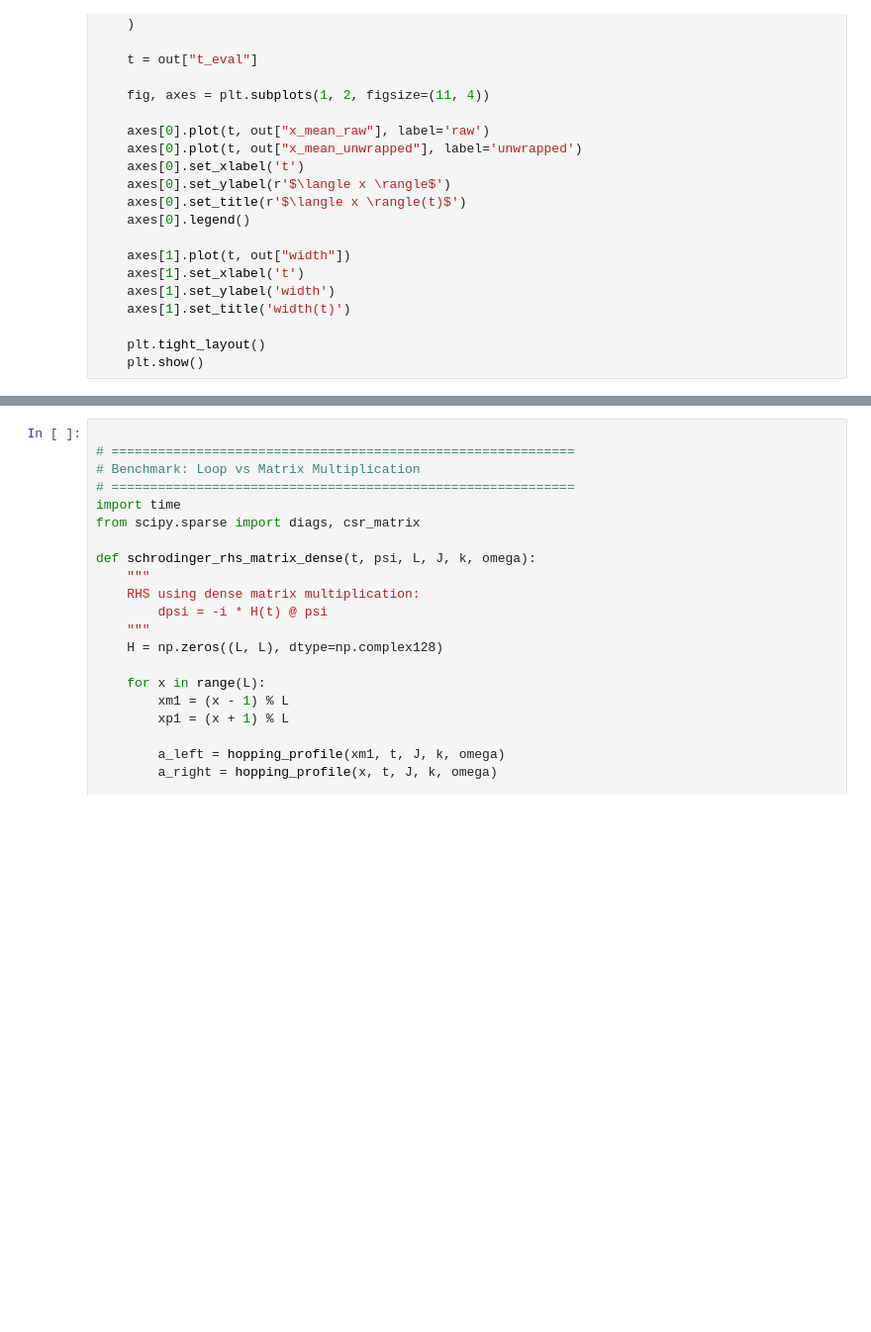
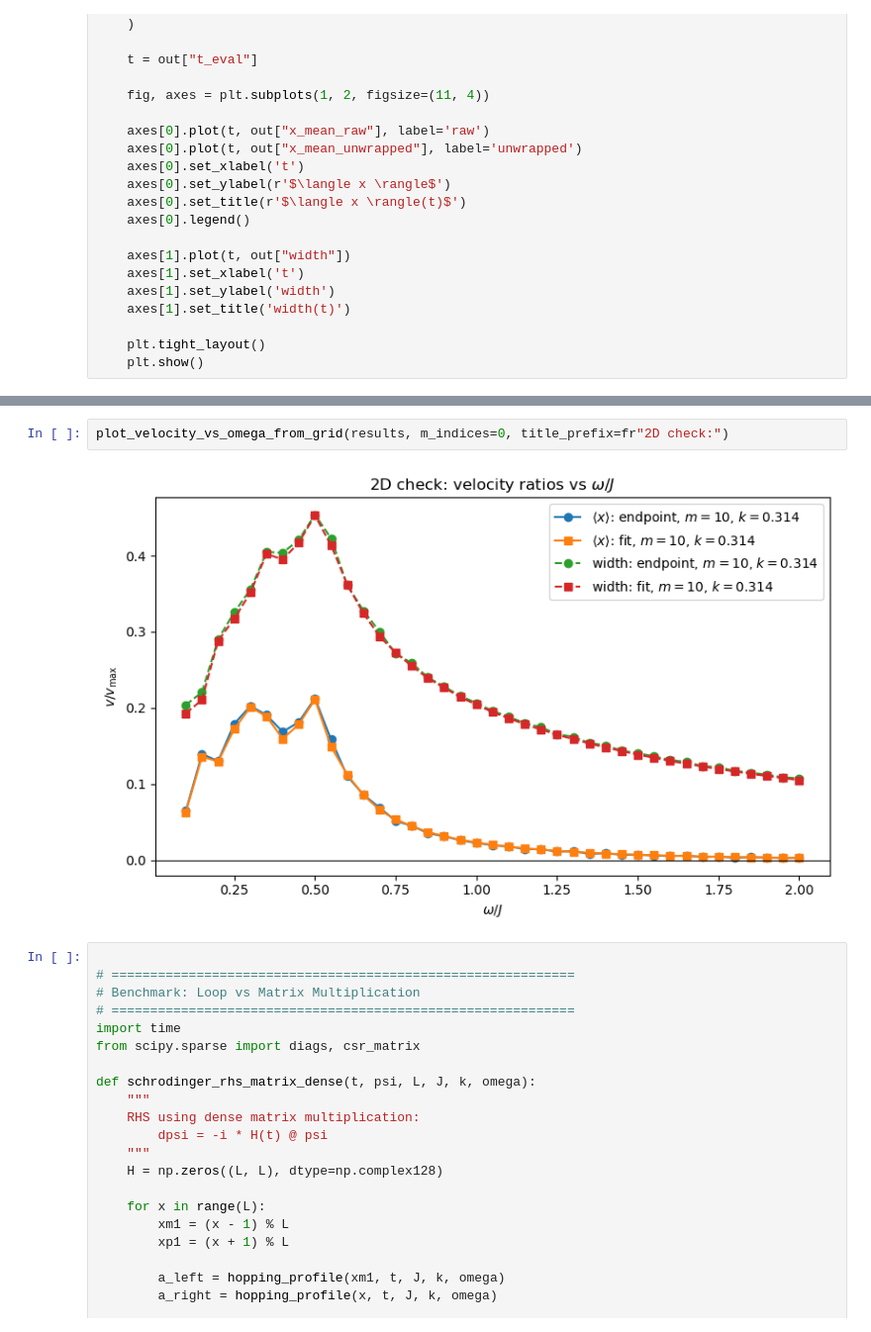
Before and after one commit to turtuledunnad/floquet_cooling, a Jupyter notebook: floquet_cooling.ipynb, the cells around one changed output, grey strips where cells are left out. Shown at 99% size. Cells and saved outputs as stored; diff of their text form; blank space fills up the shorter version.

```diff
--- a/floquet_cooling.ipynb
+++ b/floquet_cooling.ipynb
@@ -899,3 +946,7 @@ if __name__ == "__main__":
+# %%
+plot_velocity_vs_omega_from_grid(results, m_indices=0, title_prefix=fr"2D check:")
+# %% [output]
+[figure, added]
 # %%
 
 # ============================================================
```
Also changed, not shown: parts of 5 cells of this notebook, 1 other file.
